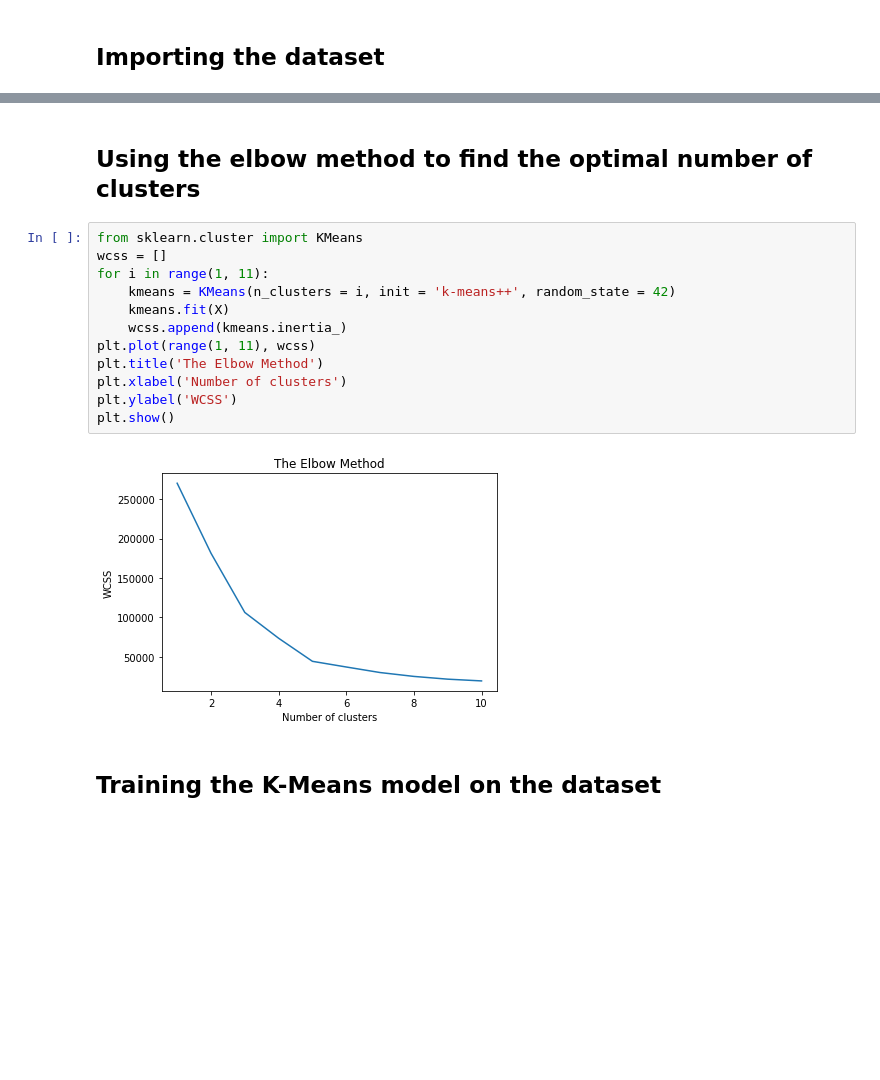
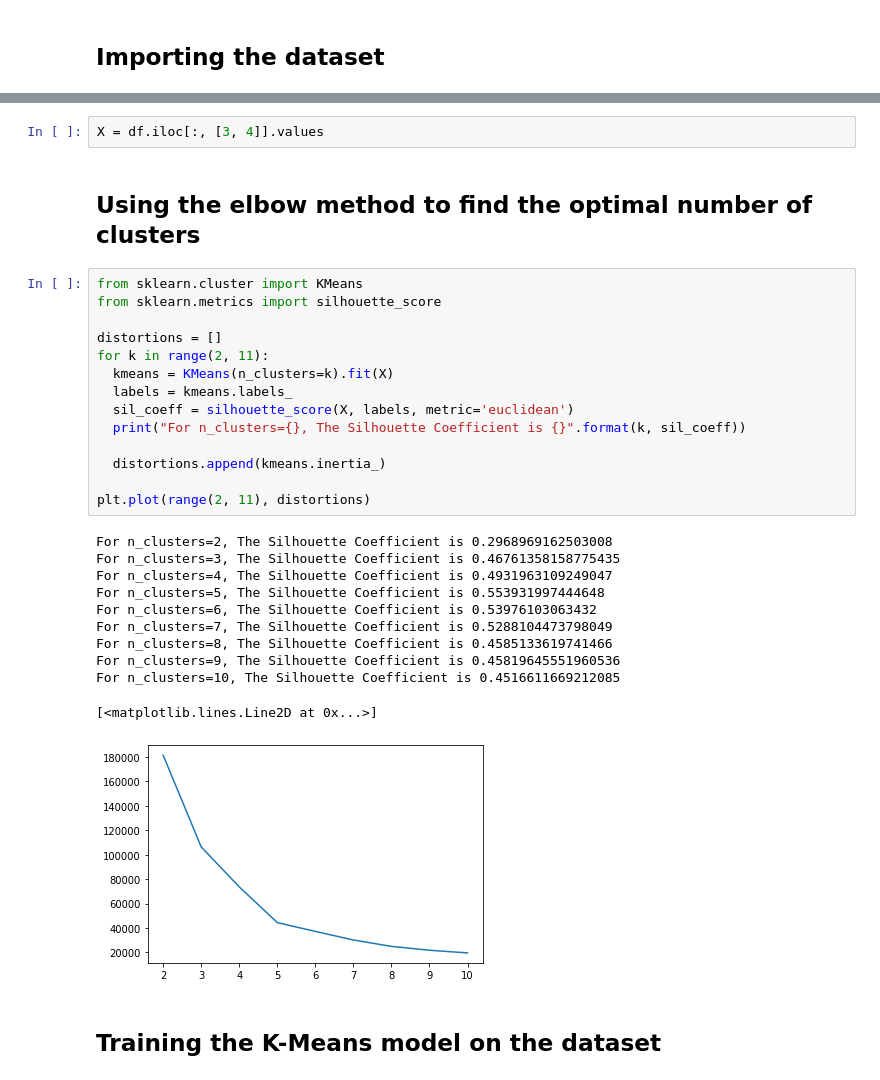
Before and after one commit to mchhour31/NN_work, a Jupyter notebook: k_means_clustering.ipynb, the cells around one changed output, grey strips where cells are left out. Cells and saved outputs as stored; diff of their text form; blank space fills up the shorter version.

```diff
--- a/k_means_clustering.ipynb
+++ b/k_means_clustering.ipynb
@@ -16,19 +32,33 @@ X = dataset.iloc[:, [3, 4]].values
+# %%
+X = df.iloc[:, [3, 4]].values
 # %% [markdown]
 ## Using the elbow method to find the optimal number of clusters
-# %%
-from sklearn.cluster import KMeans
-wcss = []
-for i in range(1, 11):
-    kmeans = KMeans(n_clusters = i, init = 'k-means++', random_state = 42)
-    kmeans.fit(X)
-    wcss.append(kmeans.inertia_)
-plt.plot(range(1, 11), wcss)
-plt.title('The Elbow Method')
-plt.xlabel('Number of clusters')
-plt.ylabel('WCSS')
-plt.show()
-# %% [output]
-[figure, removed]
+# %%
+from sklearn.cluster import KMeans
+from sklearn.metrics import silhouette_score
+
+distortions = []
+for k in range(2, 11):
+  kmeans = KMeans(n_clusters=k).fit(X)
+  labels = kmeans.labels_
+  sil_coeff = silhouette_score(X, labels, metric='euclidean')
+  print("For n_clusters={}, The Silhouette Coefficient is {}".format(k, sil_coeff))
+
+  distortions.append(kmeans.inertia_)
+
+plt.plot(range(2, 11), distortions)
+# %% [output]
+For n_clusters=2, The Silhouette Coefficient is 0.2968969162503008
+For n_clusters=3, The Silhouette Coefficient is 0.46761358158775435
+For n_clusters=4, The Silhouette Coefficient is 0.4931963109249047
+For n_clusters=5, The Silhouette Coefficient is 0.553931997444648
+For n_clusters=6, The Silhouette Coefficient is 0.53976103063432
+For n_clusters=7, The Silhouette Coefficient is 0.5288104473798049
+For n_clusters=8, The Silhouette Coefficient is 0.4585133619741466
+For n_clusters=9, The Silhouette Coefficient is 0.45819645551960536
+For n_clusters=10, The Silhouette Coefficient is 0.4516611669212085
+[<matplotlib.lines.Line2D at 0x...>]
+[figure, added]
 # %% [markdown]
 ## Training the K-Means model on the dataset
 # %%
```
Also changed, not shown: parts of 4 cells of this notebook.
